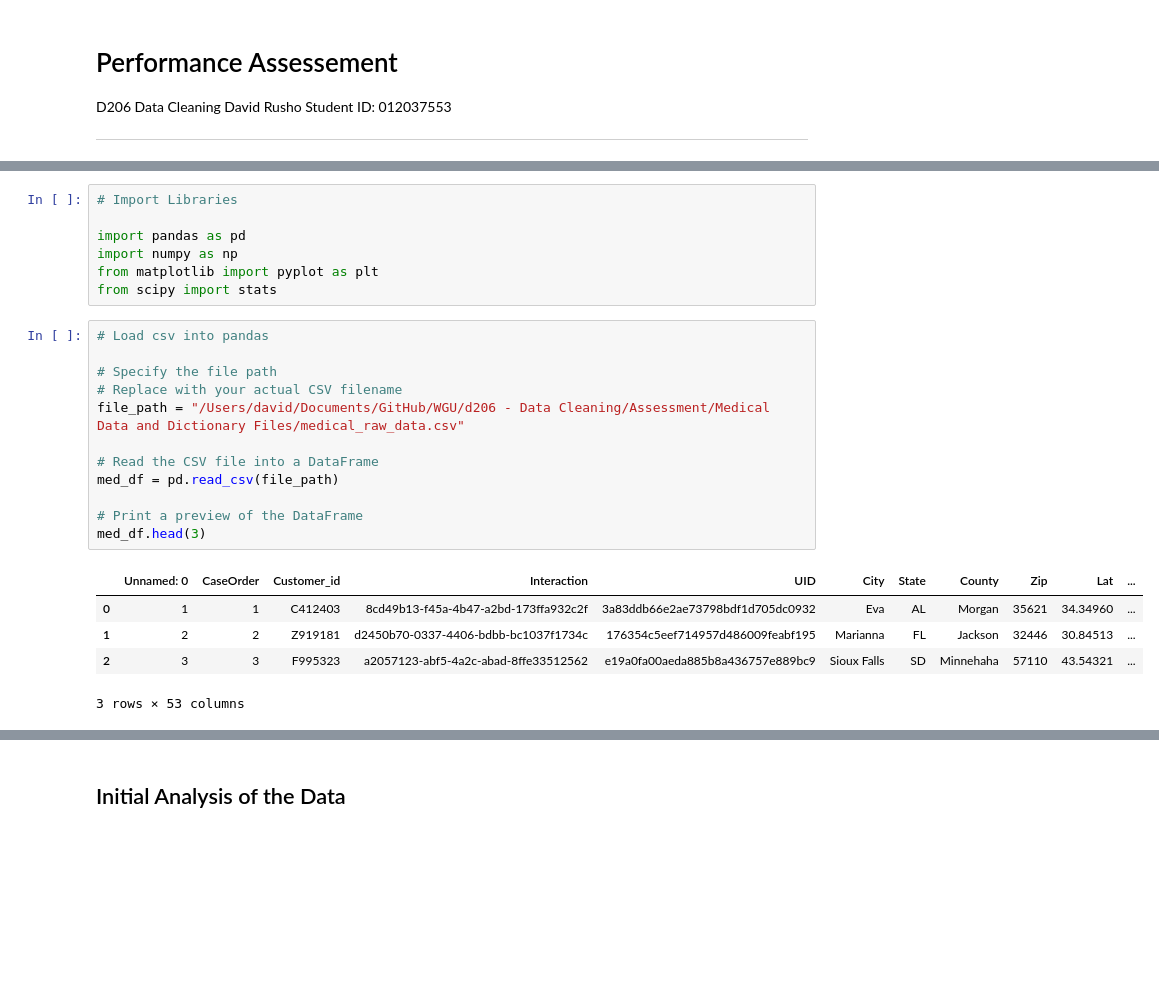
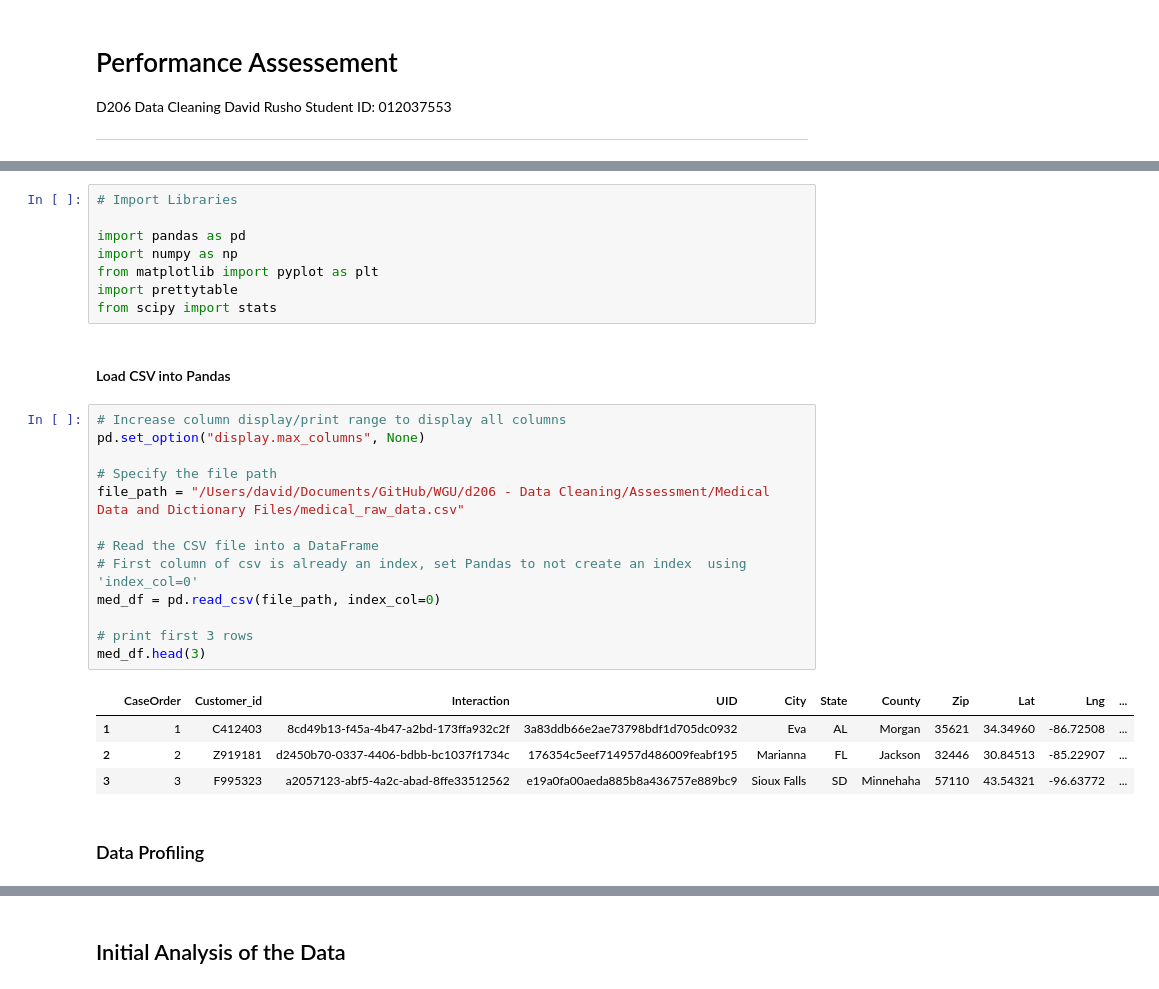
Before and after one commit to drusho/WGU, a Jupyter notebook: d206 - Data Cleaning/Assessment/assessment.ipynb, the cells around one changed output, grey strips where cells are left out. Drawn from its saved outputs; the diff is of its cells as text; blank space fills up the shorter version.

```diff
--- a/d206 - Data Cleaning/Assessment/assessment.ipynb
+++ b/d206 - Data Cleaning/Assessment/assessment.ipynb
@@ -14,22 +22,27 @@ Student ID: 012037553 </br>
 import pandas as pd
 import numpy as np
 from matplotlib import pyplot as plt
+import prettytable
 from scipy import stats
+# %% [markdown]
+#### Load CSV into Pandas
 # %%
-# Load csv into pandas
+# Increase column display/print range to display all columns
+pd.set_option("display.max_columns", None)
 
 # Specify the file path
-# Replace with your actual CSV filename
 file_path = "/Users/david/Documents/GitHub/WGU/d206 - Data Cleaning/Assessment/Medical Data and Dictionary Files/medical_raw_data.csv"
 
 # Read the CSV file into a DataFrame
-med_df = pd.read_csv(file_path)
+# First column of csv is already an index, set Pandas to not create an index  using 'index_col=0'
+med_df = pd.read_csv(file_path, index_col=0)
 
-# Print a preview of the DataFrame
+# print first 3 rows
 med_df.head(3)
 # %% [output]
-|  | Unnamed: 0 | CaseOrder | Customer_id | Interaction | UID | City | State | County | Zip | Lat | ... |
-| 0 | 1 | 1 | C412403 | 8cd49b13-f45a-4b47-a2bd-173ffa932c2f | 3a83ddb66e2ae73798bdf1d705dc0932 | Eva | AL | Morgan | 35621 | 34.34960 | ... |
-| 1 | 2 | 2 | Z919181 | d2450b70-0337-4406-bdbb-bc1037f1734c | 176354c5eef714957d486009feabf195 | Marianna | FL | Jackson | 32446 | 30.84513 | ... |
-| 2 | 3 | 3 | F995323 | a2057123-abf5-4a2c-abad-8ffe33512562 | e19a0fa00aeda885b8a436757e889bc9 | Sioux Falls | SD | Minnehaha | 57110 | 43.54321 | ... |
+|  | CaseOrder | Customer_id | Interaction | UID | City | State | County | Zip | Lat | Lng | ... |
+| 1 | 1 | C412403 | 8cd49b13-f45a-4b47-a2bd-173ffa932c2f | 3a83ddb66e2ae73798bdf1d705dc0932 | Eva | AL | Morgan | 35621 | 34.34960 | -86.72508 | ... |
+| 2 | 2 | Z919181 | d2450b70-0337-4406-bdbb-bc1037f1734c | 176354c5eef714957d486009feabf195 | Marianna | FL | Jackson | 32446 | 30.84513 | -85.22907 | ... |
+| 3 | 3 | F995323 | a2057123-abf5-4a2c-abad-8ffe33512562 | e19a0fa00aeda885b8a436757e889bc9 | Sioux Falls | SD | Minnehaha | 57110 | 43.54321 | -96.63772 | ... |
-3 rows × 53 columns
+# %% [markdown]
+### Data Profiling
```
Also changed, not shown: parts of 27 cells of this notebook.
